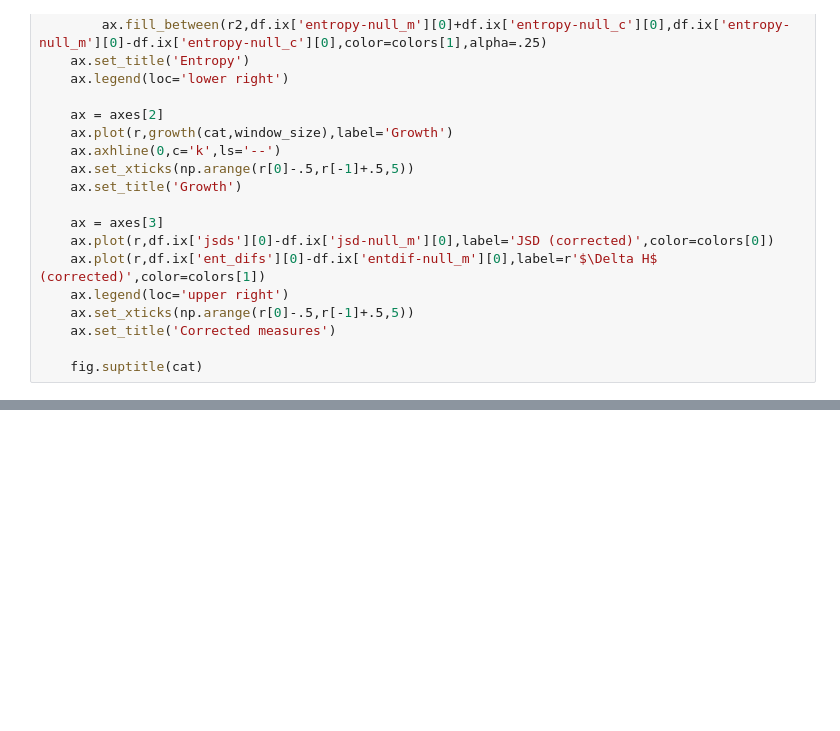
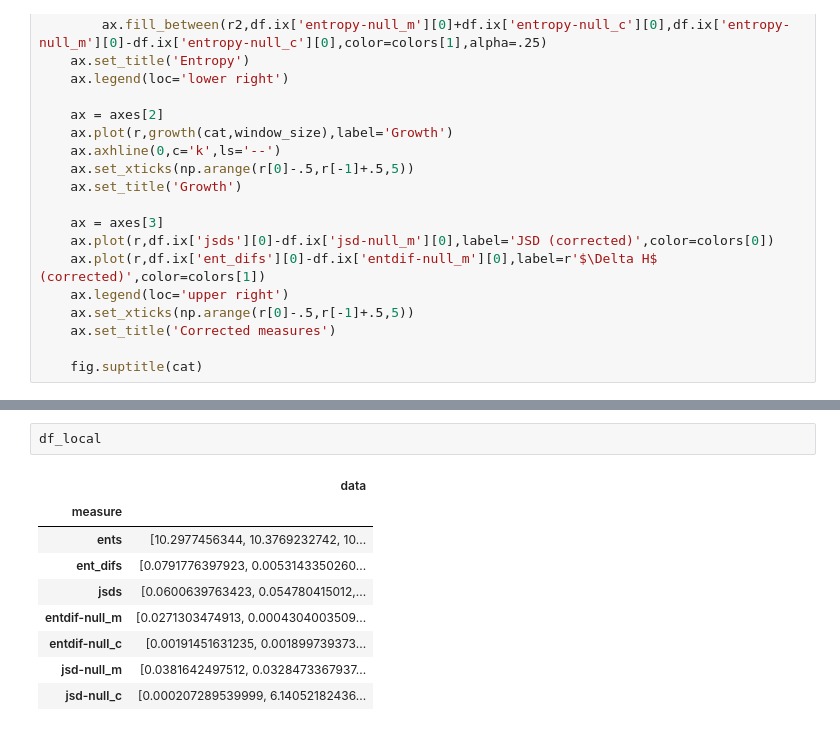
Before and after one commit to jlorince/wos-text-dynamics, a Jupyter notebook: notebooks/data-exploration.ipynb, the cells around one changed output, grey strips where cells are left out. Saved outputs shown, nothing was run; the diff lists cells and outputs as text; blank space fills up the shorter version.

```diff
--- a/notebooks/data-exploration.ipynb
+++ b/notebooks/data-exploration.ipynb
@@ -182,0 +156,12 @@ cat_pubs_by_year['Robotics'].sum()
+# %%
+df_local
+# %% [output]
+|  | data |
+| measure |  |
+| ents | [10.2977456344, 10.3769232742, 10... |
+| ent_difs | [0.0791776397923, 0.0053143350260... |
+| jsds | [0.0600639763423, 0.054780415012,... |
+| entdif-null_m | [0.0271303474913, 0.0004304003509... |
+| entdif-null_c | [0.00191451631235, 0.001899739373... |
+| jsd-null_m | [0.0381642497512, 0.0328473367937... |
+| jsd-null_c | [0.000207289539999, 6.14052182436... |
```
Also changed, not shown: parts of 12 cells of this notebook, 2 other files.
